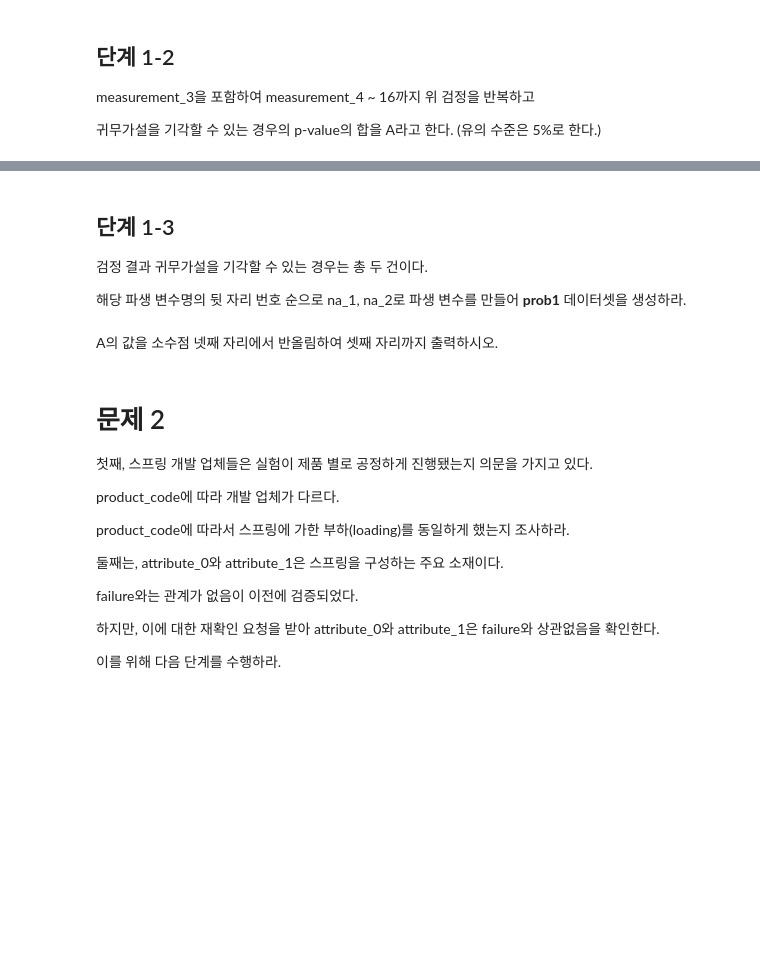
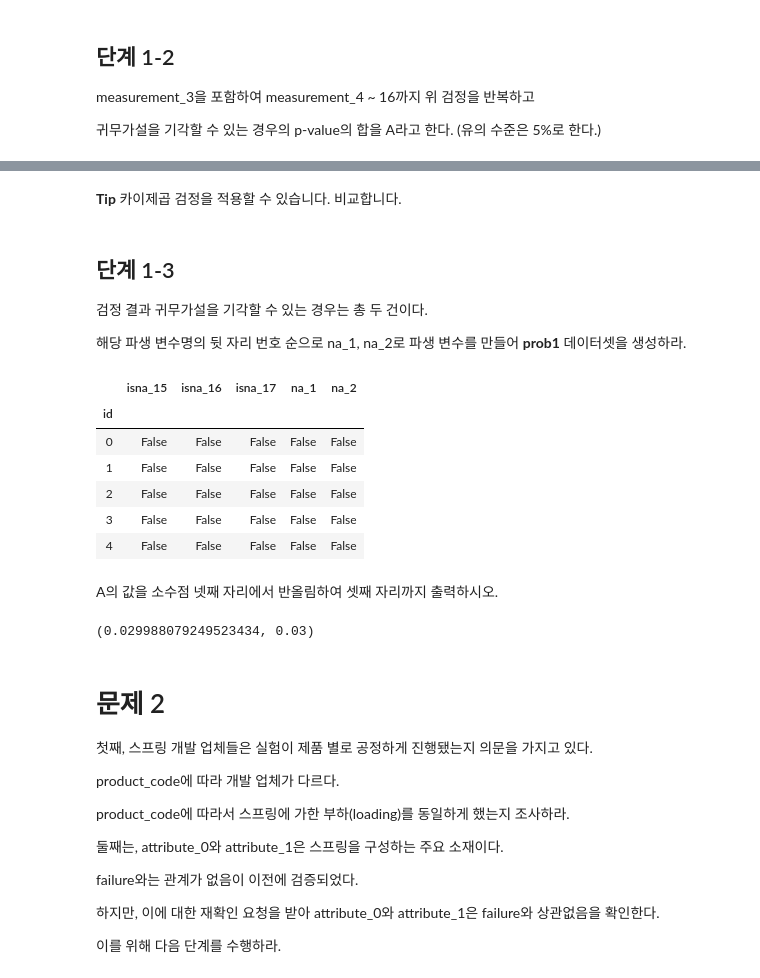
Before and after one commit to sunkusun9/DS_lv3_2610, a Jupyter notebook: sec_ds_lv3_prob1_prob.ipynb, the cells around one changed output, grey strips where cells are left out. Cells and saved outputs as stored; diff of their text form; code cells hidden in the pictures; blank space fills up the shorter version.

```diff
--- a/sec_ds_lv3_prob1_prob.ipynb
+++ b/sec_ds_lv3_prob1_prob.ipynb
@@ -336,3 +339,29 @@ df_basetable[X_imp] = df_basetable.groupby('product_code')[X_imp].apply(
+# %%
+# 방법 3-2: 반복문 기반
+from sklearn.experimental import enable_iterative_imputer
+from sklearn.impute import IterativeImputer # , random_state=123
+from sklearn.linear_model import LinearRegression
+
+X_imp = ['measurement_{}'.format(i) for i in range(3, 10)]  + ['measurement_17'] # measurement_3 ~ 9, measurement_17
+
+def create_imp():
+    return IterativeImputer(
+        estimator = LinearRegression(fit_intercept=True), random_state=123
+    )
+
+codes = df_basetable['product_code'].unique()
+# product_code 별 measurement3-9, measurement17의 선형 관계를 이용하여
+# product_code 별 part-1: product_code 별 결측치 처리 모델을 만듭니다.
+d_imp ={
+    # ※ 각 product_code 마다 IterativeImputer 인스턴스를 생성하여, product_code 별로 모델이 만들어지게 합니다.
+    i: create_imp().fit(df_basetable.loc[df_basetable['product_code'] == i, X_imp])
+    for i in codes
+}
+
+# product_code 별 part-2: product_code 별 모델을 불러와 결측을 처리합니다.
+for i in df_basetable['product_code'].unique():
+    s_bidx = df_basetable['product_code'] == i
+    df_basetable.loc[s_bidx, X_imp] = d_imp[i].transform(df_basetable.loc[s_bidx, X_imp])
 # %% [markdown]
 ## 단계 3
 
@@ -436,11 +645,31 @@ measurement_3을 포함하여 measurement_4 ~ 16까지 위 검정을 반복하
+# %% [markdown]
+**Tip**  카이제곱 검정을 적용할 수 있습니다. 비교합니다.
 # %% [markdown]
 ## 단계 1-3
 
 검정 결과 귀무가설을 기각할 수 있는 경우는 총 두 건이다.
 
 해당 파생 변수명의 뒷 자리 번호 순으로 na_1, na_2로 파생 변수를 만들어 **prob1** 데이터셋을 생성하라.
+# %%
+df_prob1 = df_basetable.assign(
+    na_1 = lambda x: x['isna_3'],
+    na_2 = lambda x: x['isna_5'],
+)
+df_prob1.iloc[:5, -5:]
+# %% [output]
+|  | isna_15 | isna_16 | isna_17 | na_1 | na_2 |
+| id |  |  |  |  |  |
+| 0 | False | False | False | False | False |
+| 1 | False | False | False | False | False |
+| 2 | False | False | False | False | False |
+| 3 | False | False | False | False | False |
+| 4 | False | False | False | False | False |
 # %% [markdown]
 A의 값을 소수점 넷째 자리에서 반올림하여 셋째 자리까지 출력하시오.
+# %%
+A, round(A, 3)
+# %% [output]
+(0.029988079249523434, 0.03)
 # %% [markdown]
 # 문제 2
 
```
Also changed, not shown: parts of 34 cells of this notebook.
